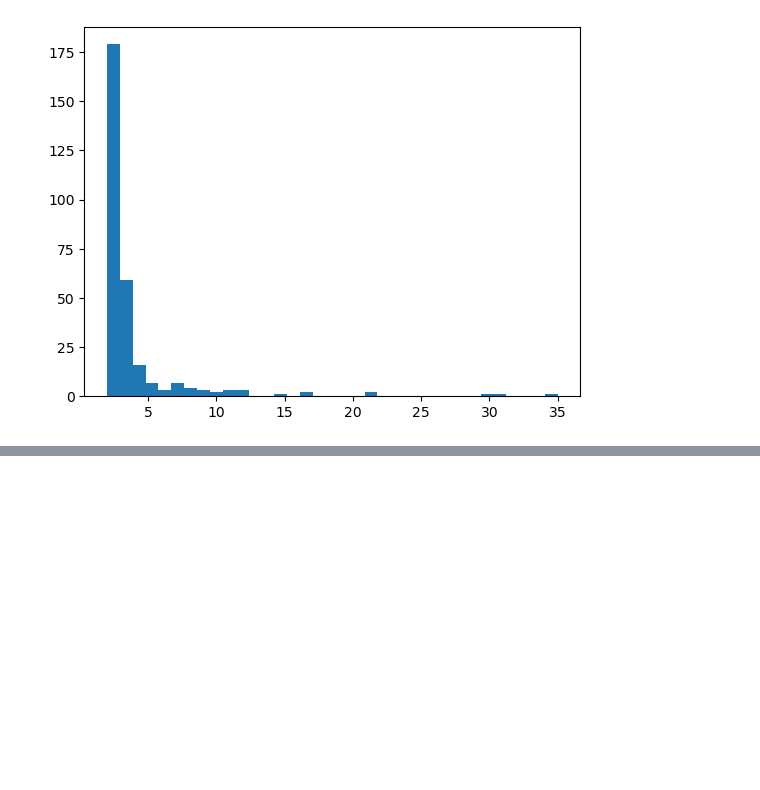
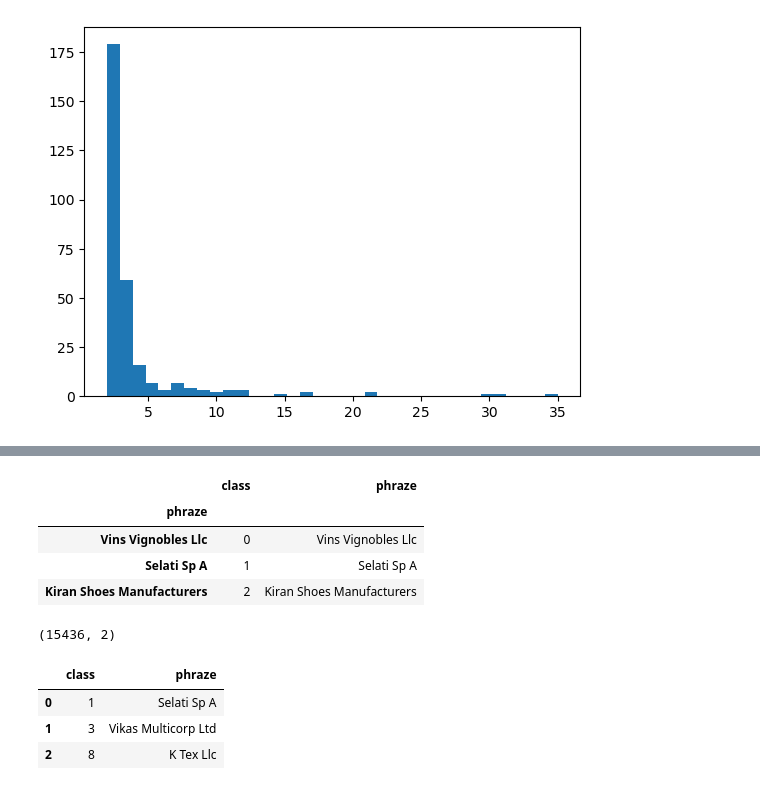
Before and after one commit to vederko-p/company_text_calssification, a Jupyter notebook: notebooks/4. Tries to get classes from phrazes.ipynb, the cells around one changed output, grey strips where cells are left out. Cells and saved outputs as stored; diff of their text form; code cells hidden in the pictures; blank space fills up the shorter version.

Commit message:
split phrazes into classes

```diff
--- a/notebooks/4. Tries to get classes from phrazes.ipynb
+++ b/notebooks/4. Tries to get classes from phrazes.ipynb
@@ -159,0 +176,23 @@ full_data_phraze_classes.to_csv('phraze_classes_full.csv', index=False)
+# %%
+full_data_phraze_classes.index = full_data_phraze_classes['phraze']
+# %%
+full_data_phraze_classes.head(3)
+# %% [output]
+|  | class | phraze |
+| phraze |  |  |
+| Vins Vignobles Llc | 0 | Vins Vignobles Llc |
+| Selati Sp A | 1 | Selati Sp A |
+| Kiran Shoes Manufacturers | 2 | Kiran Shoes Manufacturers |
+# %%
+test_data_phraze_classes = full_data_phraze_classes.loc[test_data_prhazes_s].copy()
+test_data_phraze_classes = test_data_phraze_classes.reset_index(drop=True)
+print(test_data_phraze_classes.shape)
+# %% [output]
+(15436, 2)
+# %%
+test_data_phraze_classes.head(3)
+# %% [output]
+|  | class | phraze |
+| 0 | 1 | Selati Sp A |
+| 1 | 3 | Vikas Multicorp Ltd |
+| 2 | 8 | K Tex Llc |
```
Also changed, not shown: parts of 16 cells of this notebook.
